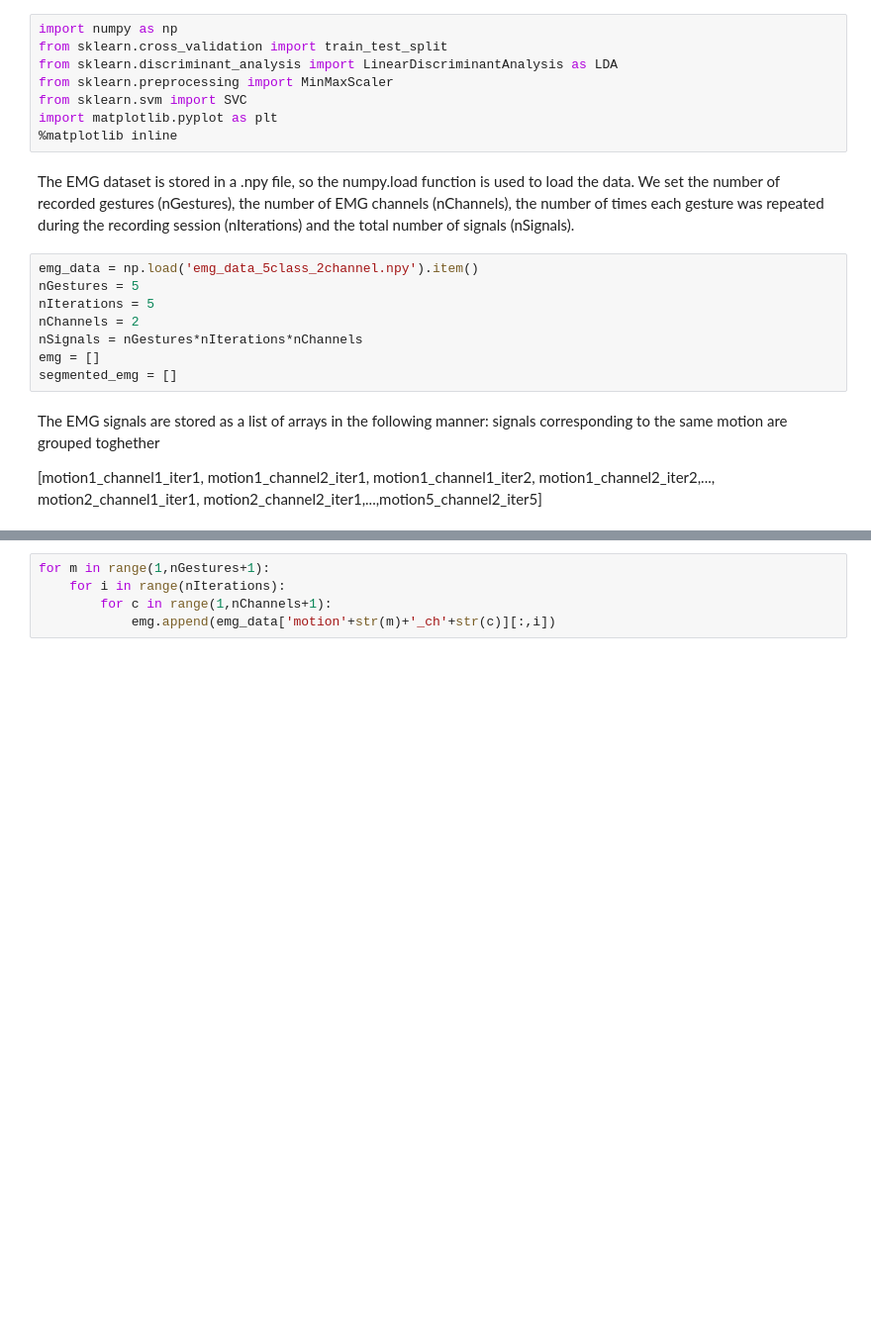
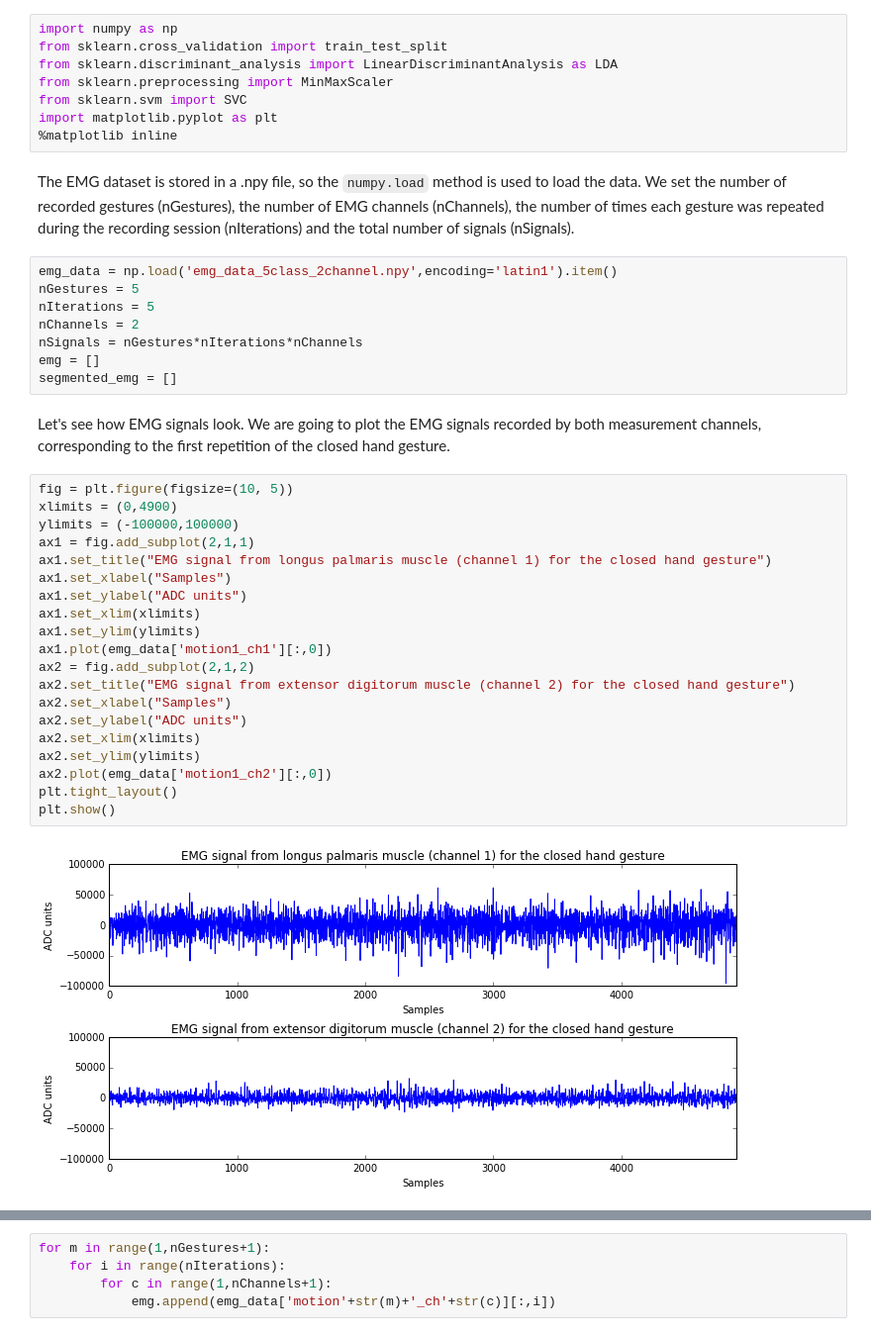
Before and after one commit to Alvipe/Mumai, a Jupyter notebook: Gesture classification/emg_classification.ipynb, the cells around one changed output, grey strips where cells are left out. Shown at 99% size. Drawn from its saved outputs; the diff is of its cells as text; blank space fills up the shorter version.

```diff
--- a/Gesture classification/emg_classification.ipynb
+++ b/Gesture classification/emg_classification.ipynb
@@ -14,16 +31,36 @@ from sklearn.svm import SVC
 import matplotlib.pyplot as plt
 %matplotlib inline
 # %% [markdown]
-The EMG dataset is stored in a .npy file, so the numpy.load function is used to load the data. We set the number of recorded gestures (nGestures), the number of EMG channels (nChannels), the number of times each gesture was repeated during the recording session (nIterations) and the total number of signals (nSignals).
+The EMG dataset is stored in a .npy file, so the `numpy.load` method is used to load the data. We set the number of recorded gestures (nGestures), the number of EMG channels (nChannels), the number of times each gesture was repeated during the recording session (nIterations) and the total number of signals (nSignals).
 # %%
-emg_data = np.load('emg_data_5class_2channel.npy').item()
+emg_data = np.load('emg_data_5class_2channel.npy',encoding='latin1').item()
 nGestures = 5
 nIterations = 5
 nChannels = 2
 nSignals = nGestures*nIterations*nChannels
 emg = []
 segmented_emg = []
-# %% [markdown]
-The EMG signals are stored as a list of arrays in the following manner: signals corresponding to the same motion are grouped toghether
-
-[motion1_channel1_iter1, motion1_channel2_iter1, motion1_channel1_iter2, motion1_channel2_iter2,..., motion2_channel1_iter1, motion2_channel2_iter1,...,motion5_channel2_iter5]
+# %% [markdown]
+Let's see how EMG signals look. We are going to plot the EMG signals recorded by both measurement channels, corresponding to the first repetition of the closed hand gesture.
+# %%
+fig = plt.figure(figsize=(10, 5))
+xlimits = (0,4900)
+ylimits = (-100000,100000)
+ax1 = fig.add_subplot(2,1,1)
+ax1.set_title("EMG signal from longus palmaris muscle (channel 1) for the closed hand gesture")
+ax1.set_xlabel("Samples")
+ax1.set_ylabel("ADC units")
+ax1.set_xlim(xlimits)
+ax1.set_ylim(ylimits)
+ax1.plot(emg_data['motion1_ch1'][:,0])
+ax2 = fig.add_subplot(2,1,2)
+ax2.set_title("EMG signal from extensor digitorum muscle (channel 2) for the closed hand gesture")
+ax2.set_xlabel("Samples")
+ax2.set_ylabel("ADC units")
+ax2.set_xlim(xlimits)
+ax2.set_ylim(ylimits)
+ax2.plot(emg_data['motion1_ch2'][:,0])
+plt.tight_layout()
+plt.show()
+# %% [output]
+[figure, added]
```
Also changed, not shown: parts of 29 cells of this notebook, 12 other files.
